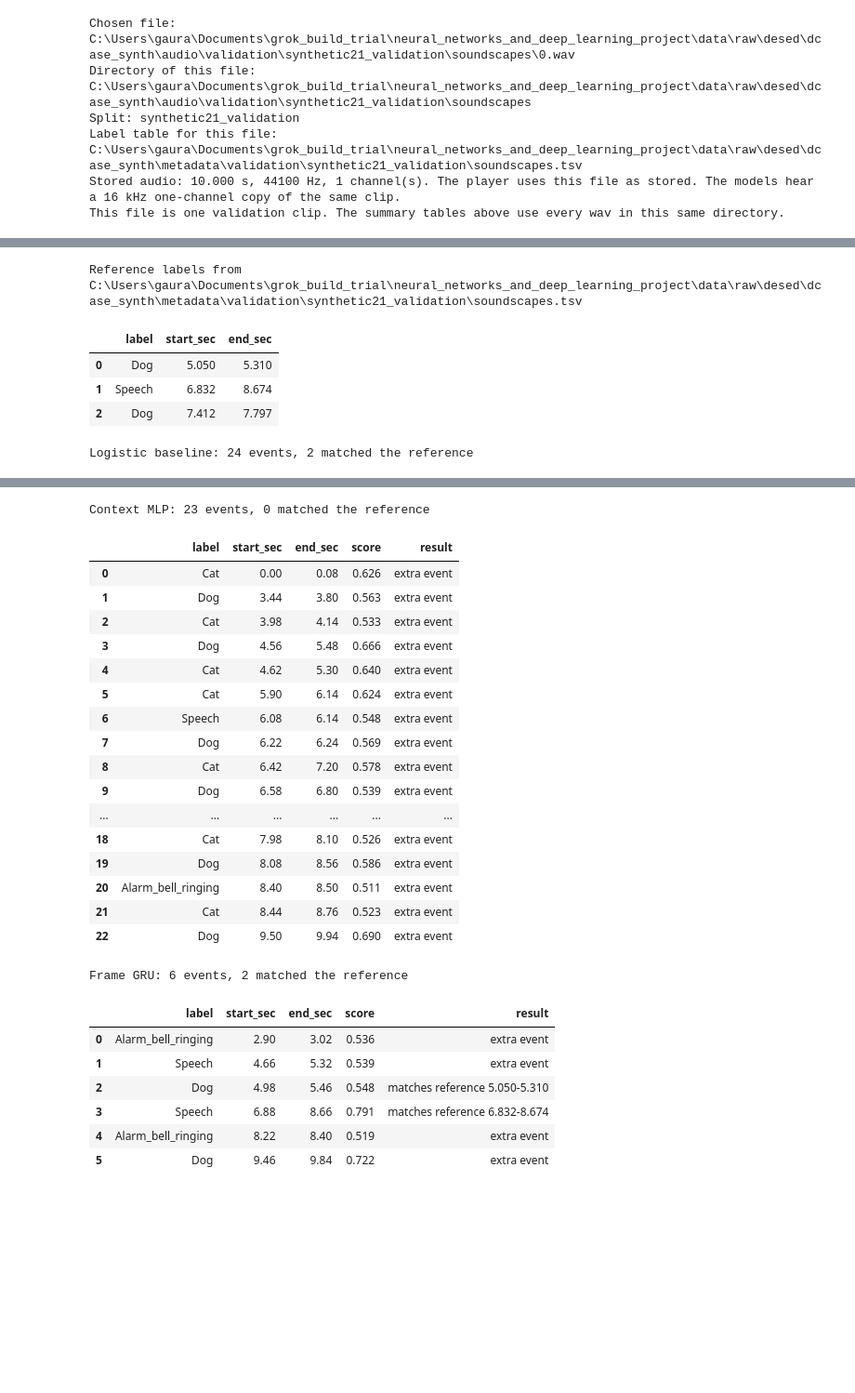
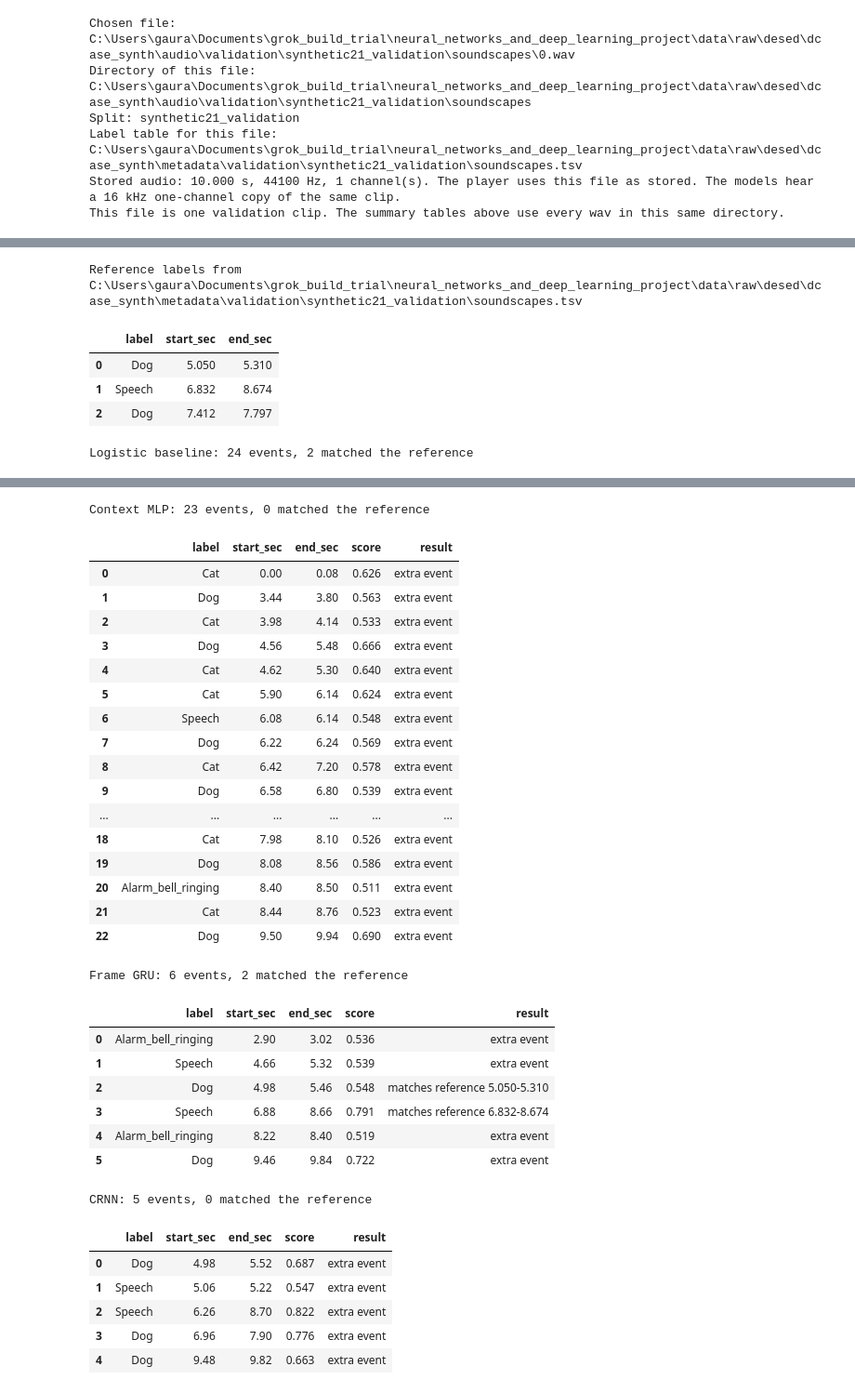
Before and after one commit to GaurangRGupta/urban-sound-event-detection, a Jupyter notebook: notebooks/02_model_outputs.ipynb, the cells around one changed output, grey strips where cells are left out. Shown at 93% size. Cells and saved outputs as stored; diff of their text form; code cells hidden in the pictures; blank space fills up the shorter version.

```diff
--- a/notebooks/02_model_outputs.ipynb
+++ b/notebooks/02_model_outputs.ipynb
@@ -532,7 +630,7 @@ else:
     print("This filename has no strong labels in that table.")
 
 PAIR_MAP = {}
-for model_name in ("Logistic baseline", "Context MLP", "Frame GRU"):
+for model_name in ("Logistic baseline", "Context MLP", "Frame GRU", "CRNN"):
     pairs = match_pairs(reference, predictions[model_name])
     PAIR_MAP[model_name] = pairs
     print(f"{model_name}: {len(predictions[model_name])} events, {len(pairs)} matched the reference")
@@ -563,32 +661,39 @@ Logistic baseline: 24 events, 2 matched the reference
 | 20 | Speech | 8.80 | 8.96 | 0.575 | extra event |
 | 21 | Speech | 9.18 | 9.36 | 0.525 | extra event |
 | 22 | Dog | 9.42 | 9.82 | 0.635 | extra event |
 | 23 | Speech | 9.46 | 9.68 | 0.559 | extra event |
 Context MLP: 23 events, 0 matched the reference
 |  | label | start_sec | end_sec | score | result |
 | 0 | Cat | 0.00 | 0.08 | 0.626 | extra event |
 | 1 | Dog | 3.44 | 3.80 | 0.563 | extra event |
 | 2 | Cat | 3.98 | 4.14 | 0.533 | extra event |
 | 3 | Dog | 4.56 | 5.48 | 0.666 | extra event |
 | 4 | Cat | 4.62 | 5.30 | 0.640 | extra event |
 | 5 | Cat | 5.90 | 6.14 | 0.624 | extra event |
 | 6 | Speech | 6.08 | 6.14 | 0.548 | extra event |
 | 7 | Dog | 6.22 | 6.24 | 0.569 | extra event |
 | 8 | Cat | 6.42 | 7.20 | 0.578 | extra event |
 | 9 | Dog | 6.58 | 6.80 | 0.539 | extra event |
 | ... | ... | ... | ... | ... | ... |
 | 18 | Cat | 7.98 | 8.10 | 0.526 | extra event |
 | 19 | Dog | 8.08 | 8.56 | 0.586 | extra event |
 | 20 | Alarm_bell_ringing | 8.40 | 8.50 | 0.511 | extra event |
 | 21 | Cat | 8.44 | 8.76 | 0.523 | extra event |
 | 22 | Dog | 9.50 | 9.94 | 0.690 | extra event |
 Frame GRU: 6 events, 2 matched the reference
 |  | label | start_sec | end_sec | score | result |
 | 0 | Alarm_bell_ringing | 2.90 | 3.02 | 0.536 | extra event |
 | 1 | Speech | 4.66 | 5.32 | 0.539 | extra event |
 | 2 | Dog | 4.98 | 5.46 | 0.548 | matches reference 5.050-5.310 |
 | 3 | Speech | 6.88 | 8.66 | 0.791 | matches reference 6.832-8.674 |
 | 4 | Alarm_bell_ringing | 8.22 | 8.40 | 0.519 | extra event |
 | 5 | Dog | 9.46 | 9.84 | 0.722 | extra event |
+CRNN: 5 events, 0 matched the reference
+|  | label | start_sec | end_sec | score | result |
+| 0 | Dog | 4.98 | 5.52 | 0.687 | extra event |
+| 1 | Speech | 5.06 | 5.22 | 0.547 | extra event |
+| 2 | Speech | 6.26 | 8.70 | 0.822 | extra event |
+| 3 | Dog | 6.96 | 7.90 | 0.776 | extra event |
+| 4 | Dog | 9.48 | 9.82 | 0.663 | extra event |
 # %%
 colors = {label: plt.get_cmap("tab10")(index) for index, label in enumerate(CLASSES)}
```
Also changed, not shown: parts of 10 cells of this notebook, 9 other files.
